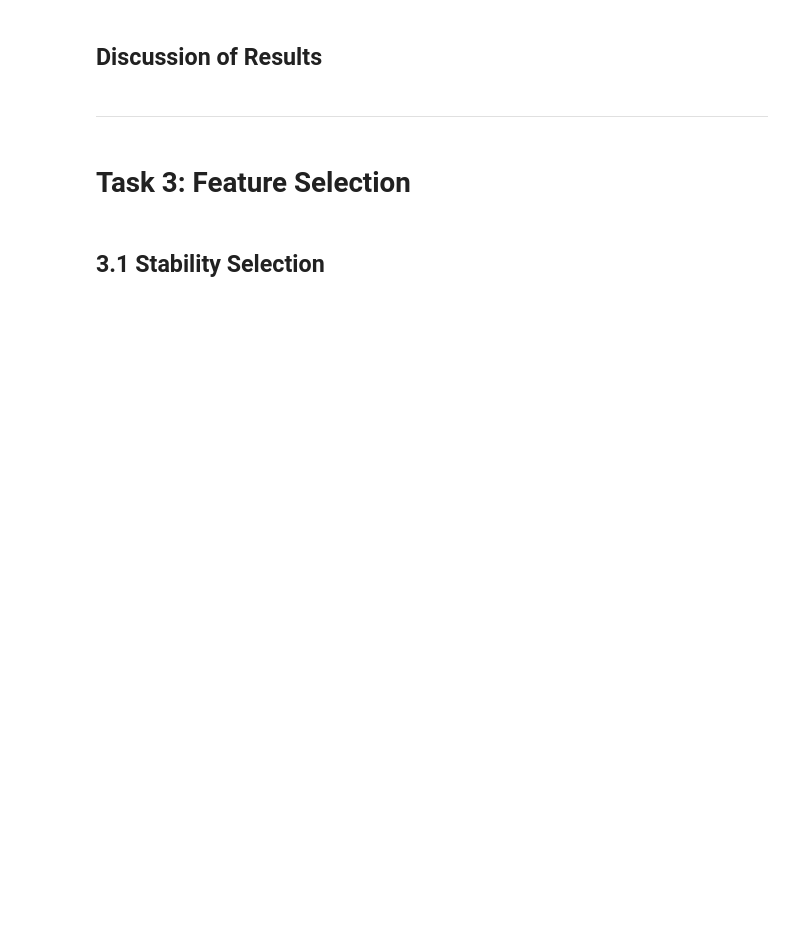
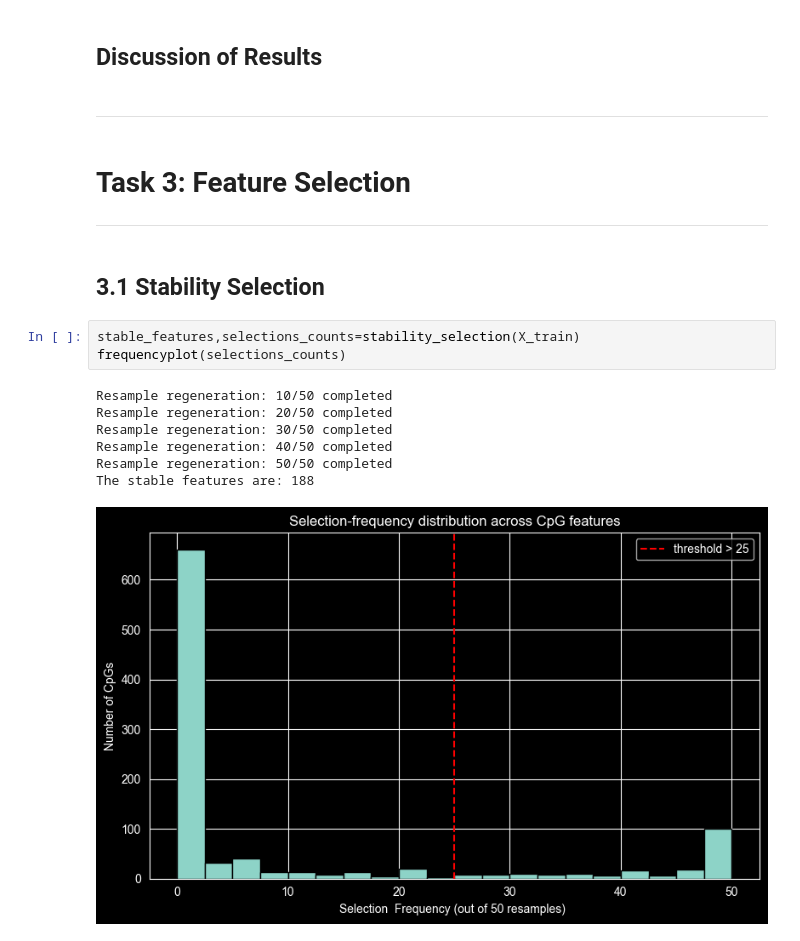
Before and after one commit to Mushroompilamis/MLCB26_Assignment1, a Jupyter notebook: notebooks/data_exploration.ipynb, the cells around one changed output. Drawn from its saved outputs; the diff is of its cells as text; blank space fills up the shorter version.

```diff
--- a/notebooks/data_exploration.ipynb
+++ b/notebooks/data_exploration.ipynb
@@ -413,5 +414,17 @@ train_val
 ----
 # %% [markdown]
 # Task 3: Feature Selection
+---
 # %% [markdown]
 ## 3.1  Stability Selection
+# %%
+stable_features,selections_counts=stability_selection(X_train)
+frequencyplot(selections_counts)
+# %% [output]
+Resample regeneration: 10/50 completed
+Resample regeneration: 20/50 completed
+Resample regeneration: 30/50 completed
+Resample regeneration: 40/50 completed
+Resample regeneration: 50/50 completed
+The stable features are: 188
+[figure, added]
```
Also changed, not shown: parts of 22 cells of this notebook, 6 other files.
